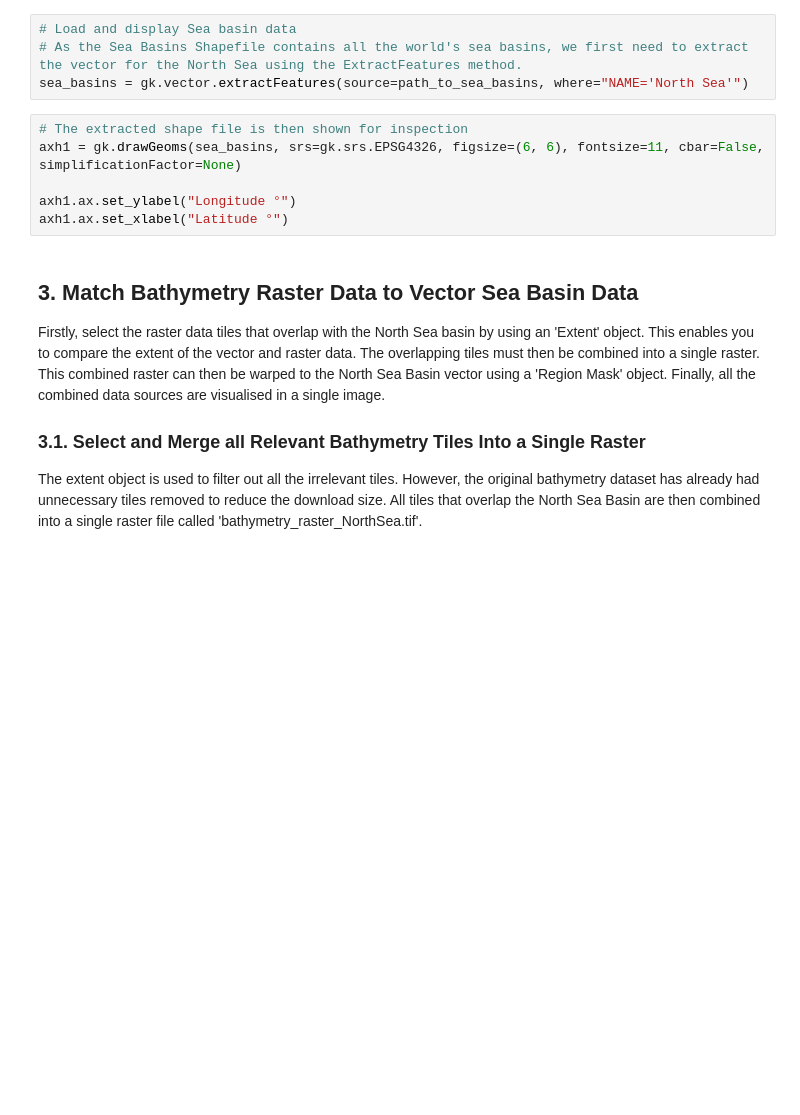
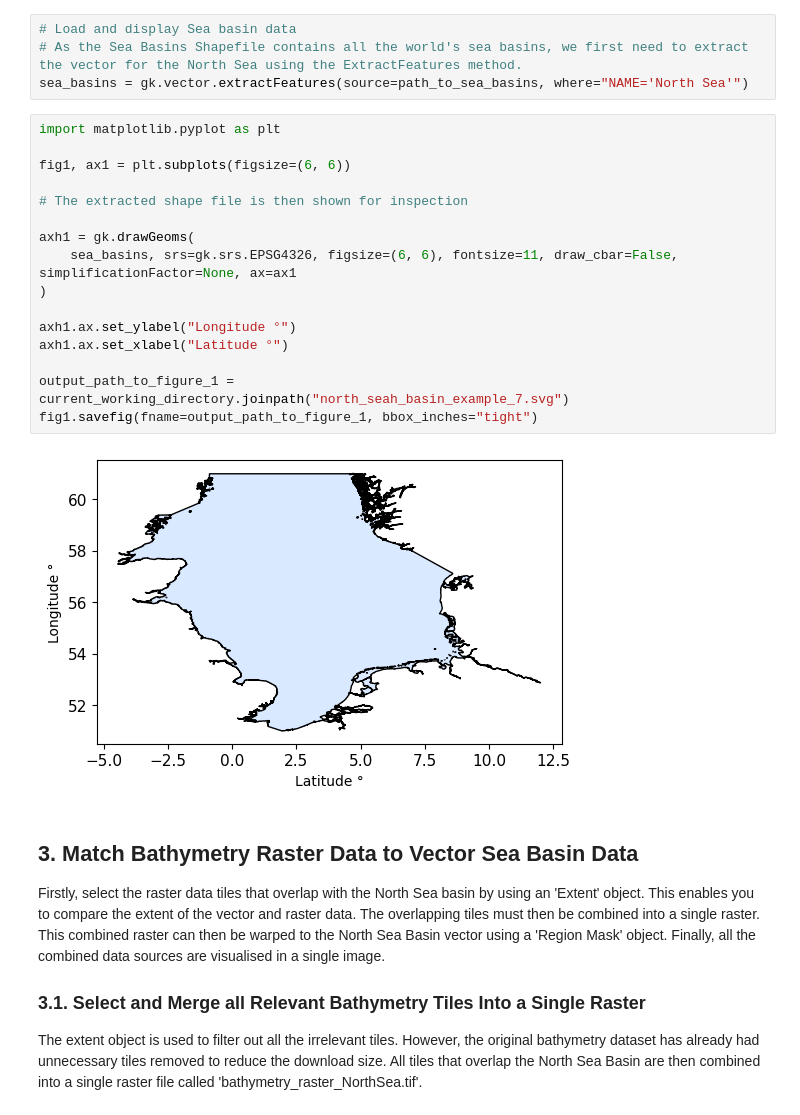
Before and after one commit to FZJ-IEK3-VSA/geokit, a Jupyter notebook: Examples/example_07_determine_offshore_turbine_depths.ipynb, the cells around one changed output. Cells and saved outputs as stored; diff of their text form; blank space fills up the shorter version.

Commit message:
"Update example 7 for new plotting functions"

```diff
--- a/Examples/example_07_determine_offshore_turbine_depths.ipynb
+++ b/Examples/example_07_determine_offshore_turbine_depths.ipynb
@@ -108,12 +121,24 @@ In this section the shape and location of the North Sea is extracted from the se
 # Load and display Sea basin data
 # As the Sea Basins Shapefile contains all the world's sea basins, we first need to extract the vector for the North Sea using the ExtractFeatures method.
 sea_basins = gk.vector.extractFeatures(source=path_to_sea_basins, where="NAME='North Sea'")
-# %%
-# The extracted shape file is then shown for inspection
-axh1 = gk.drawGeoms(sea_basins, srs=gk.srs.EPSG4326, figsize=(6, 6), fontsize=11, cbar=False, simplificationFactor=None)
-
-axh1.ax.set_ylabel("Longitude °")
-axh1.ax.set_xlabel("Latitude °")
+# %%
+import matplotlib.pyplot as plt
+
+fig1, ax1 = plt.subplots(figsize=(6, 6))
+
+# The extracted shape file is then shown for inspection
+
+axh1 = gk.drawGeoms(
+    sea_basins, srs=gk.srs.EPSG4326, figsize=(6, 6), fontsize=11, draw_cbar=False, simplificationFactor=None, ax=ax1
+)
+
+axh1.ax.set_ylabel("Longitude °")
+axh1.ax.set_xlabel("Latitude °")
+
+output_path_to_figure_1 = current_working_directory.joinpath("north_seah_basin_example_7.svg")
+fig1.savefig(fname=output_path_to_figure_1, bbox_inches="tight")
+# %% [output]
+[figure, added]
 # %% [markdown]
 ## 3. Match Bathymetry Raster Data to Vector Sea Basin Data
 
```
Also changed, not shown: parts of 10 cells of this notebook, 1 other file.
